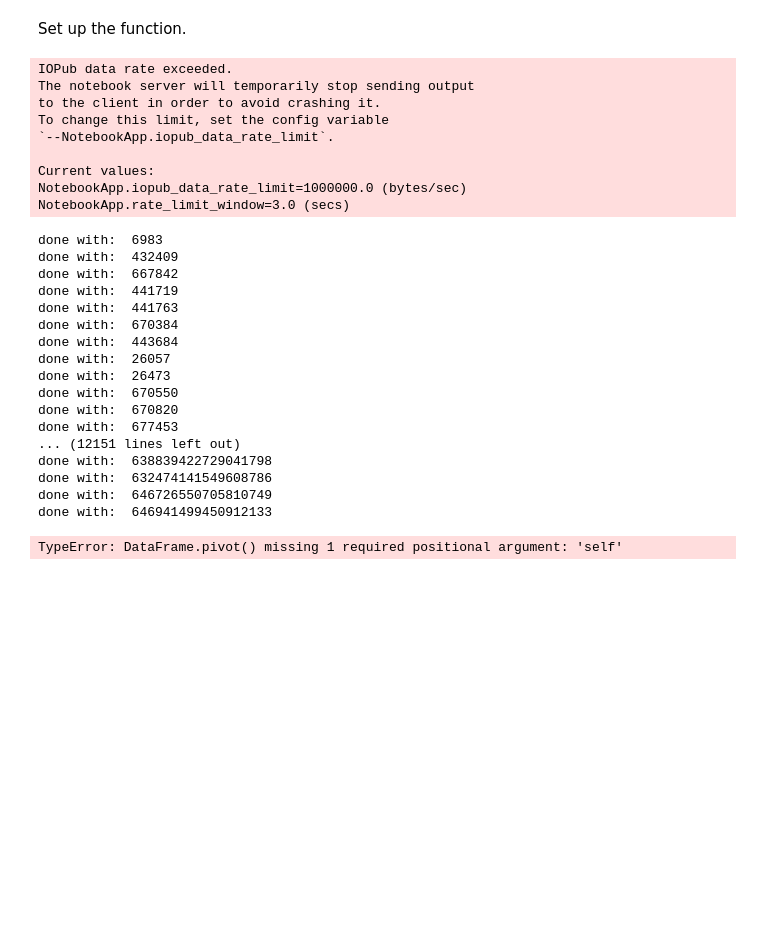
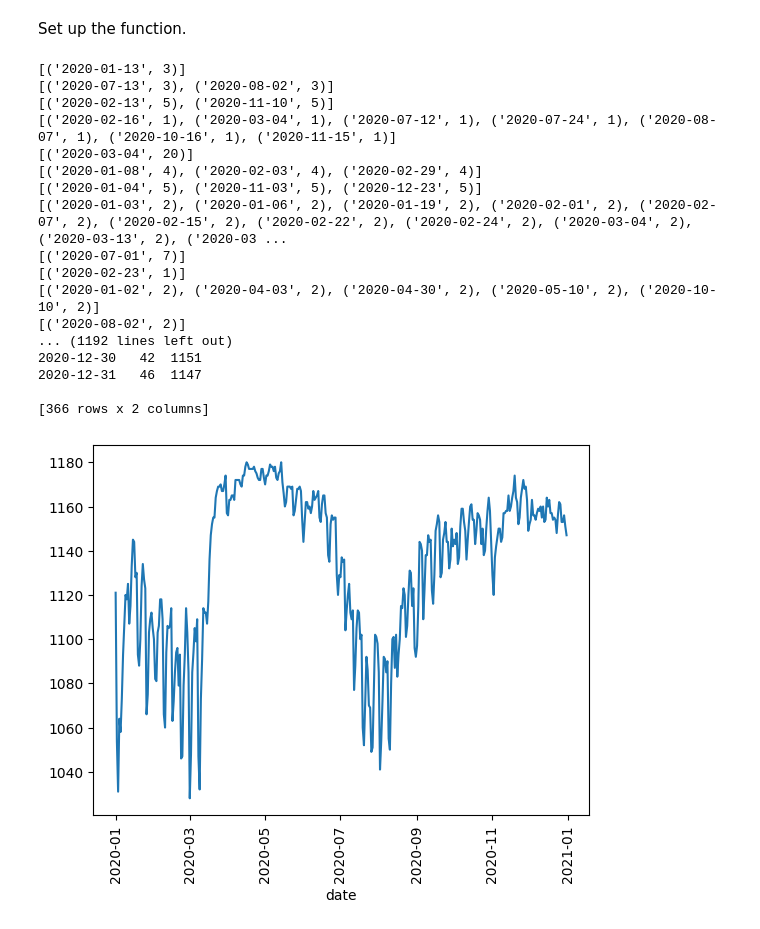
Before and after one commit to sepehrn0107/DataScience_41, a Jupyter notebook: src/notebook/review.ipynb, the cells around one changed output. Saved outputs shown, nothing was run; the diff lists cells and outputs as text; code cells hidden in the pictures; blank space fills up the shorter version.

```diff
--- a/src/notebook/review.ipynb
+++ b/src/notebook/review.ipynb
@@ -13,7 +14,7 @@ from datetime import date, timedelta, datetime
 # %% [markdown]
 Set up the function.
 # %%
-def crateBaseTabe(listingPath, reviewsPath):
+def crateBaseTabe(listingPath, reviewsPath, year):
     """
     Crates a Tabel that can be process by CreateCalendar.
     :param listingPath: the smaller listing csv file
@@ -23,6 +24,13 @@ def crateBaseTabe(listingPath, reviewsPath):
     # joining the tables with a left join on id
     tempListing = pandas.read_csv(listingPath)
     dataframeReviews = pandas.read_csv(reviewsPath)
+    # get rid of u
+    dataframeReviews = dataframeReviews[dataframeReviews["comments"].str.contains("This is an automated posting") == False]
+    dataframeReviews = dataframeReviews.drop('id', axis=1)
+    dataframeReviews = dataframeReviews.drop('reviewer_id', axis=1)
+    dataframeReviews = dataframeReviews.drop('reviewer_name', axis=1)
+    dataframeReviews = dataframeReviews.drop('comments', axis=1)
+    dataframeReviews = dataframeReviews[dataframeReviews['date'].astype("string").str.contains(year)==True]
     #creating the tabel with the right columns
     dataframeListing = pandas.DataFrame()
     dataframeListing['listing_id'] = tempListing['id']
@@ -53,11 +61,13 @@ def createTabelObjekt(listing_id, dateOfBooking, minimum_nights, price, adjusted
         :param dateList:
         :return:
         """
+        print(dateList)
         falseDates = []
         for j in dateList:
                 if j[1] != 0:
                     for k in range(int(j[1])):
                         falseDates.append(str((datetime.strptime(j[0], '%Y-%m-%d')+ timedelta(days=k)).date()))
+        #print(falseDates)
         return falseDates
 
     def printIfAvailabil(day):
@@ -72,9 +82,7 @@ def createTabelObjekt(listing_id, dateOfBooking, minimum_nights, price, adjusted
             return 't'
 
     notAvailabileDays = calculateAvailabile (dateOfBooking)
-    yearDayCounter = 365
-    if year == '2012' or year == '2016' or year == '2020':
-        yearDayCounter = 366
+    yearDayCounter = 365 + calendar.isleap(int(year))
 
     collumsNames = {'listing_id': [], 'date': [], 'available':[], 'price':[], 'adjusted_price':[], 'minimum_nights':[], 'maximum_nights':[]}
     for i in range(yearDayCounter):
@@ -92,63 +100,52 @@ def createTabelObjekt(listing_id, dateOfBooking, minimum_nights, price, adjusted
 # %%
 def notAvailabilityList(appartment, df):
     #indexList = [index, index, index, index]
-    tempdict = {}
+    tempList = []
     for index in appartment:
         row = df.iloc[index]
         date = row['date']
         minStay = row['minimum_nights']
-        tempdict[date] = minStay
-    #print(str(df))
-    return tempdict
+        tempList.append((date,minStay))
+    return tempList
 
 
 
 #that is the call --->(createTabelObjekt('123', {'2022-09-27' : 5}, '3','300','300','100','2019'))
 def plotPastAvailability(listing, reviews, year):
-    df = crateBaseTabe(listing, reviews)
-    print(df.to_string())
+    df = crateBaseTabe(listing, reviews, year)
     appartmentId = df['listing_id'].unique().tolist() # all id of apartments
-    returnTable = pandas.DataFrame
+    returnTable = pandas.DataFrame()
     for appartment in appartmentId:
         indexList = df[df['listing_id']==appartment].index.values
         notAvailability = notAvailabilityList(indexList, df)
         appartmentData = createTabelObjekt(appartment, notAvailability, df.iloc[indexList[0],0], df.iloc[indexList[0],0], df.iloc[indexList[0],0], df.iloc[indexList[0],0], year)
-        print('done with: ', appartment)
-        returnTable.append(appartmentData, ignore_index= True, other=appartmentData)
+        returnTable = returnTable.append(appartmentData, ignore_index=True)
+    returnTable.to_csv('demo.csv', encoding='utf-8')
+    dataframePivod = pandas.get_dummies(returnTable.pivot(index="date", columns="listing_id", values="available"), prefix_sep='', prefix='').sum(axis=1, level=0)
+    print(dataframePivod)
 
-    #returnTable.to_csv('demo.csv', encoding='utf-8')
-    dataframePivod = pandas.get_dummies(returnTable.pivot(index="date", columns="listing_id", values="available"), prefix_sep='', prefix='').sum(axis=1, level=0)
     dataframePivod['t'].plot()
     plt.xticks(rotation=90)
     plt.show()
 
 
-plotPastAvailability('../data/Copenhagen/SmalListings.csv', '../data/Copenhagen/SmalReviews.csv', '2019')
+plotPastAvailability('../data/Oslo/SmalListings.csv', '../data/Oslo/reviews.csv', '2020')
 # %% [output]
-IOPub data rate exceeded.
-The notebook server will temporarily stop sending output
-to the client in order to avoid crashing it.
-To change this limit, set the config variable
-`--NotebookApp.iopub_data_rate_limit`.
+[('2020-01-13', 3)]
+[('2020-07-13', 3), ('2020-08-02', 3)]
+[('2020-02-13', 5), ('2020-11-10', 5)]
+[('2020-02-16', 1), ('2020-03-04', 1), ('2020-07-12', 1), ('2020-07-24', 1), ('2020-08-07', 1), ('2020-10-16', 1), ('2020-11-15', 1)]
+[('2020-03-04', 20)]
+[('2020-01-08', 4), ('2020-02-03', 4), ('2020-02-29', 4)]
+[('2020-01-04', 5), ('2020-11-03', 5), ('2020-12-23', 5)]
+[('2020-01-03', 2), ('2020-01-06', 2), ('2020-01-19', 2), ('2020-02-01', 2), ('2020-02-07', 2), ('2020-02-15', 2), ('2020-02-22', 2), ('2020-02-24', 2), ('2020-03-04', 2), ('2020-03-13', 2), ('2020-03 ...
+[('2020-07-01', 7)]
+[('2020-02-23', 1)]
+[('2020-01-02', 2), ('2020-04-03', 2), ('2020-04-30', 2), ('2020-05-10', 2), ('2020-10-10', 2)]
+[('2020-08-02', 2)]
+... (1192 lines left out)
+2020-12-30   42  1151
+2020-12-31   46  1147
 
-Current values:
-NotebookApp.iopub_data_rate_limit=1000000.0 (bytes/sec)
-NotebookApp.rate_limit_window=3.0 (secs)
+[366 rows x 2 columns]
-done with:  6983
-done with:  432409
-done with:  667842
-done with:  441719
-done with:  441763
-done with:  670384
-done with:  443684
-done with:  26057
-done with:  26473
-done with:  670550
-done with:  670820
-done with:  677453
-... (12151 lines left out)
-done with:  638839422729041798
-done with:  632474141549608786
-done with:  646726550705810749
-done with:  646941499450912133
-TypeError: DataFrame.pivot() missing 1 required positional argument: 'self'
+[figure, added]
```
Also changed, not shown: parts of 2 cells of this notebook, 1 other file.
